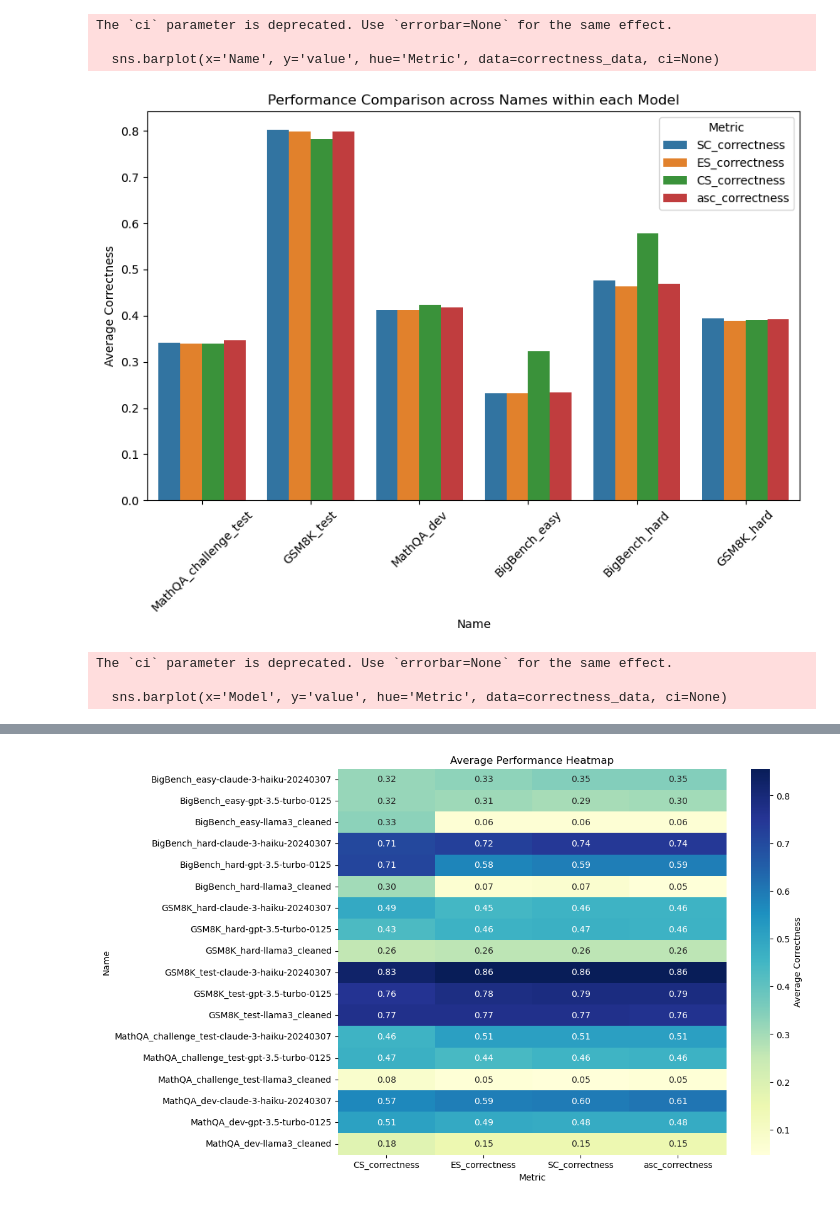
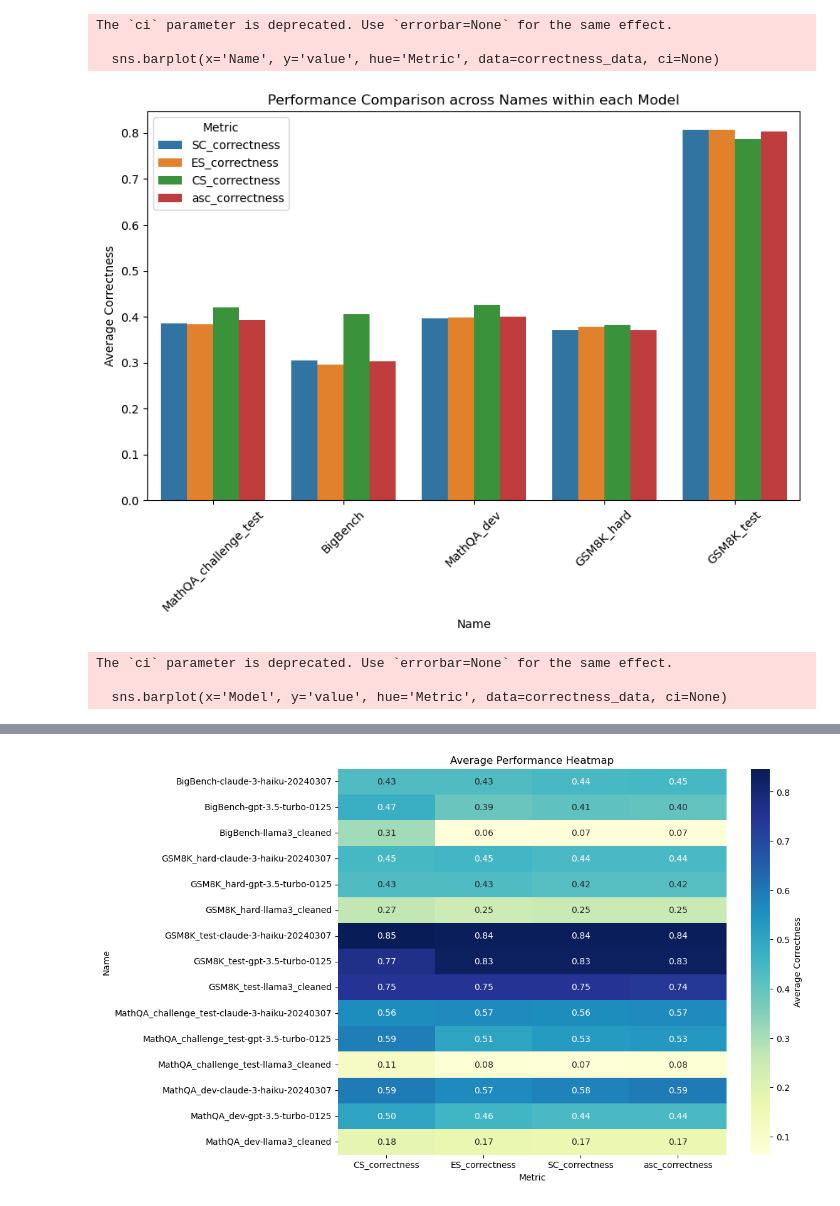
Before and after one commit to wan19990901/SC_conf, a Jupyter notebook: src/test_notebook/viz.ipynb, the cells around one changed output, grey strips where cells are left out. Saved outputs shown, nothing was run; the diff lists cells and outputs as text; code cells hidden in the pictures.

```diff
--- a/src/test_notebook/viz.ipynb
+++ b/src/test_notebook/viz.ipynb
@@ -125,2 +0,0 @@ asc_avg_steps
-# %%
-df = df_max_cs_acc_with_step_constraints
@@ -126,0 +358,4 @@ df = df_max_cs_acc_with_step_constraints
+# %%
+# df = df_max_cs_acc_with_step_constraints
+# df = df_min_cs_accuracy_greater_than_sc
+df = df_result
@@ -142,45 +379,34 @@ correctness_data = melted_df[melted_df['Metric'] != 'asc_steps']
 sns.barplot(x='Name', y='value', hue='Metric', data=correctness_data, ci=None)
 plt.title('Performance Comparison across Names within each Model')
 plt.xlabel('Name')
 plt.ylabel('Average Correctness')
 plt.legend(title='Metric')
 plt.xticks(rotation=45)
 plt.show()
 
 # Plot 2: Compare average performance across different Models within each Name for correctness metrics
 plt.figure(figsize=(10, 6))
 sns.barplot(x='Model', y='value', hue='Metric', data=correctness_data, ci=None)
 plt.title('Performance Comparison across Models within each Name')
 plt.xlabel('Model')
 plt.ylabel('Average Correctness')
 plt.legend(title='Metric')
 plt.xticks(rotation=45)
 plt.show()
 
 # Plot 3: Heatmap to visualize the average performance for each combination of Name and Model for correctness metrics
 heatmap_data = correctness_data.groupby(['Name', 'Model', 'Metric'])['value'].mean().unstack(level=-1)
 plt.figure(figsize=(10, 8))
 sns.heatmap(heatmap_data, annot=True, cmap='YlGnBu', fmt='.2f', cbar_kws={'label': 'Average Correctness'})
 plt.title('Average Performance Heatmap')
 plt.xlabel('Metric')
 plt.ylabel('Name')
 plt.show()
-
-# Plot 4: Visualize the average number of steps (asc_steps only)
-plt.figure(figsize=(10, 6))
-steps_data = melted_df[melted_df['Metric'] == 'asc_steps']
-sns.barplot(x='Name', y='value', hue='Model', data=steps_data, ci=None)
-plt.title('Average Number of Steps per Name and Model')
-plt.xlabel('Name')
-plt.ylabel('Average Steps')
-plt.legend(title='Model')
-plt.xticks(rotation=45)
-plt.show()
 # %% [output]
 The `ci` parameter is deprecated. Use `errorbar=None` for the same effect.
 
   sns.barplot(x='Name', y='value', hue='Metric', data=correctness_data, ci=None)
-[figure, old version]
+[figure, new version]
 The `ci` parameter is deprecated. Use `errorbar=None` for the same effect.
 
   sns.barplot(x='Model', y='value', hue='Metric', data=correctness_data, ci=None)
@@ -188 +414 @@ The `ci` parameter is deprecated. Use `errorbar=None` for the same effect.
-[figure, old version]
+[figure, new version]
```
Also changed, not shown: parts of 28 cells of this notebook, 8 other files.
